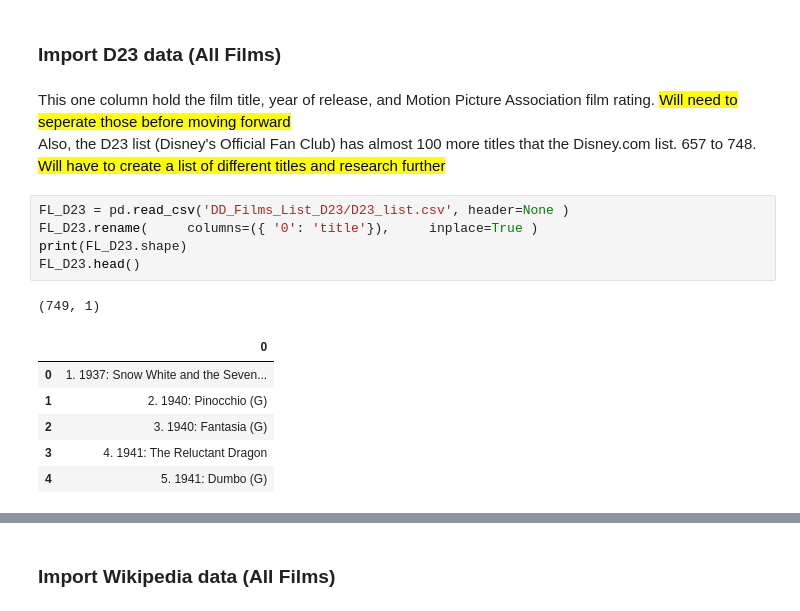
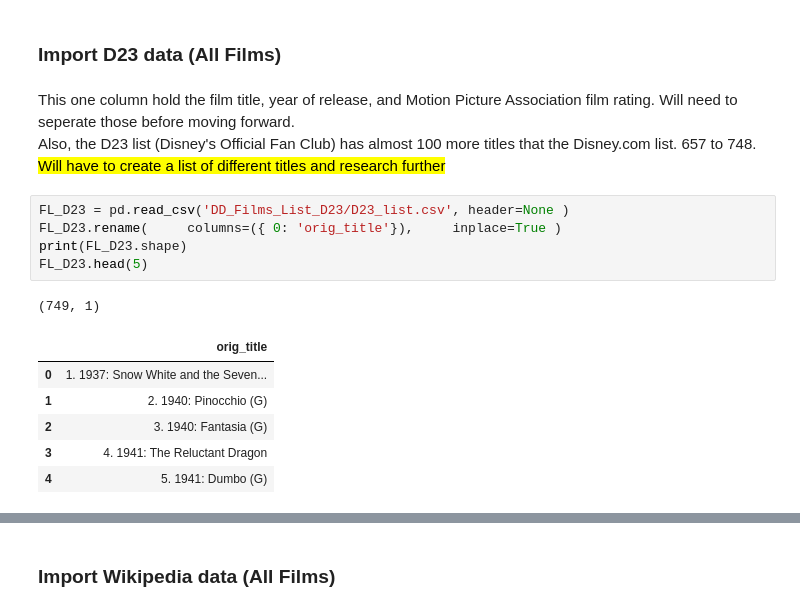
Before and after one commit to ThisBenRoberts/Disney-Movie-Project, a Jupyter notebook: 01_Disney_Import.ipynb, the cells around one changed output, grey strips where cells are left out. Cells and saved outputs as stored; diff of their text form.

```diff
--- a/01_Disney_Import.ipynb
+++ b/01_Disney_Import.ipynb
@@ -35,16 +134,16 @@ FL_Disney.head()
 # %% [markdown]
 ### Import D23 data (All Films)
 # %% [markdown]
-This one column hold the film title, year of release, and Motion Picture Association film rating. <mark> Will need to seperate those before moving forward</mark>  <br>
+This one column hold the film title, year of release, and Motion Picture Association film rating. Will need to seperate those before moving forward.  <br>
 Also, the D23 list (Disney's Official Fan Club) has almost 100 more titles that the Disney.com list.  657 to 748.  <mark> Will have to create a list of different titles and research further</mark>
 # %%
 FL_D23 = pd.read_csv('DD_Films_List_D23/D23_list.csv', header=None )
-FL_D23.rename(     columns=({ '0': 'title'}),     inplace=True )
+FL_D23.rename(     columns=({ 0: 'orig_title'}),     inplace=True )
 print(FL_D23.shape)
-FL_D23.head()
+FL_D23.head(5)
 # %% [output]
 (749, 1)
-|  | 0 |
+|  | orig_title |
 | 0 | 1. 1937: Snow White and the Seven... |
 | 1 | 2. 1940: Pinocchio (G) |
 | 2 | 3. 1940: Fantasia (G) |
```
Also changed, not shown: parts of 29 cells of this notebook.
